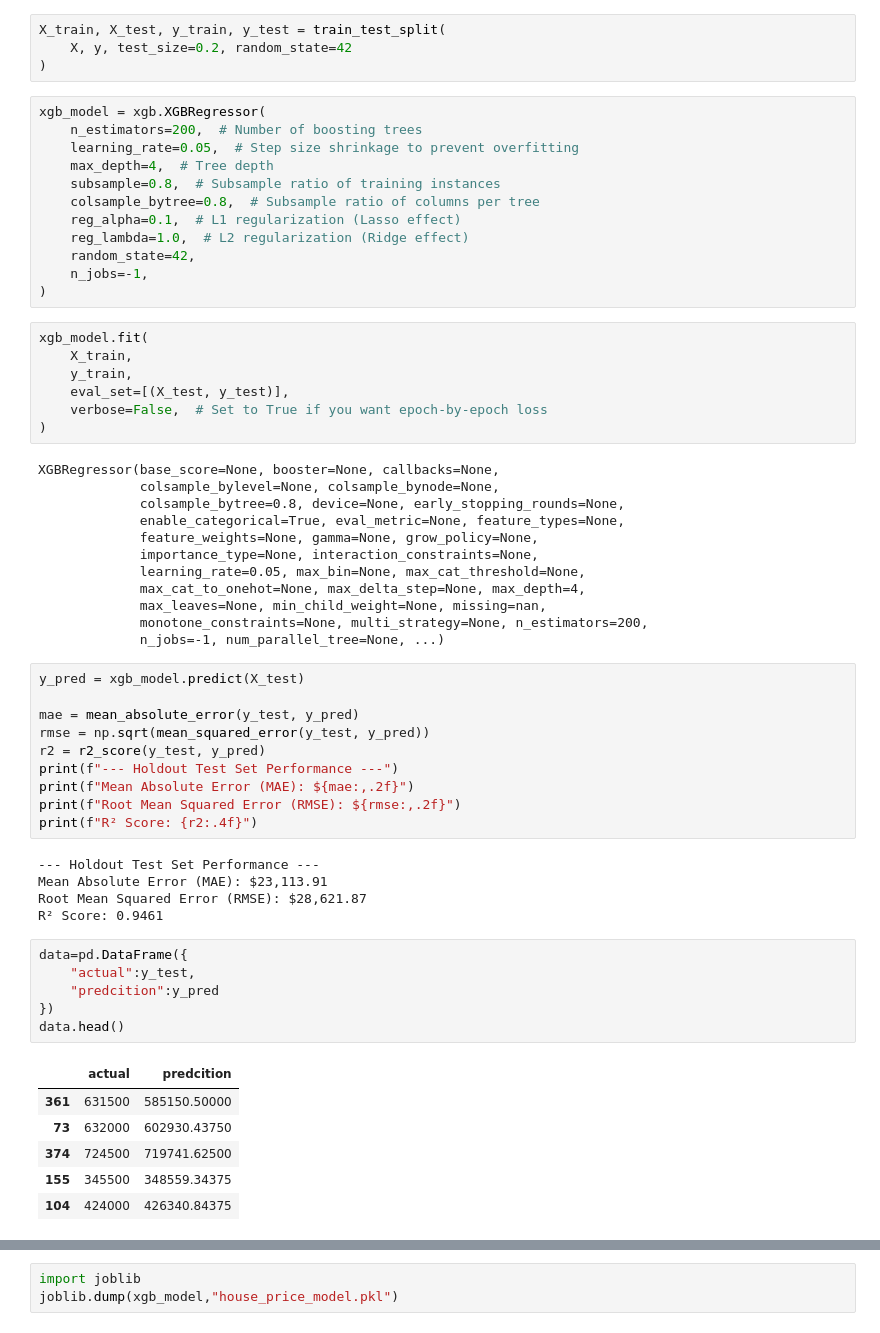
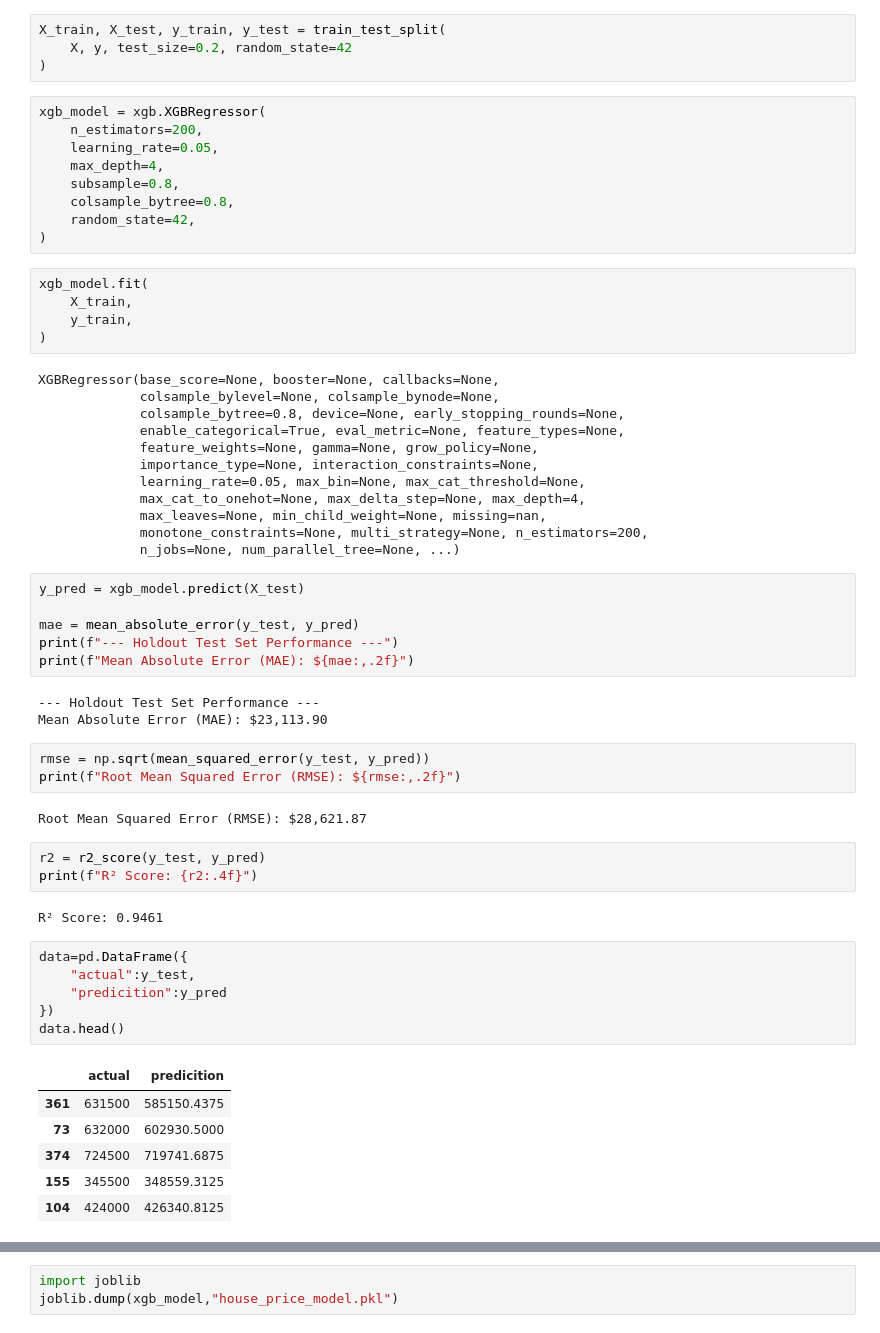
Before and after one commit to harishbaleja2005/house_price, a Jupyter notebook: prediction.ipynb, the cells around one changed output, grey strips where cells are left out. Saved outputs shown, nothing was run; the diff lists cells and outputs as text.

```diff
--- a/prediction.ipynb
+++ b/prediction.ipynb
@@ -55,22 +62,17 @@ X_train, X_test, y_train, y_test = train_test_split(
 )
 # %%
 xgb_model = xgb.XGBRegressor(
-    n_estimators=200,  # Number of boosting trees
-    learning_rate=0.05,  # Step size shrinkage to prevent overfitting
-    max_depth=4,  # Tree depth
-    subsample=0.8,  # Subsample ratio of training instances
-    colsample_bytree=0.8,  # Subsample ratio of columns per tree
-    reg_alpha=0.1,  # L1 regularization (Lasso effect)
-    reg_lambda=1.0,  # L2 regularization (Ridge effect)
+    n_estimators=200,
+    learning_rate=0.05,
+    max_depth=4,
+    subsample=0.8,
+    colsample_bytree=0.8,
     random_state=42,
-    n_jobs=-1,
 )
 # %%
 xgb_model.fit(
     X_train,
     y_train,
-    eval_set=[(X_test, y_test)],
-    verbose=False,  # Set to True if you want epoch-by-epoch loss
 )
 # %% [output]
 XGBRegressor(base_score=None, booster=None, callbacks=None,
@@ -83,33 +85,37 @@ XGBRegressor(base_score=None, booster=None, callbacks=None,
              max_cat_to_onehot=None, max_delta_step=None, max_depth=4,
              max_leaves=None, min_child_weight=None, missing=nan,
              monotone_constraints=None, multi_strategy=None, n_estimators=200,
-             n_jobs=-1, num_parallel_tree=None, ...)
+             n_jobs=None, num_parallel_tree=None, ...)
 # %%
 y_pred = xgb_model.predict(X_test)
 
 mae = mean_absolute_error(y_test, y_pred)
-rmse = np.sqrt(mean_squared_error(y_test, y_pred))
-r2 = r2_score(y_test, y_pred)
 print(f"--- Holdout Test Set Performance ---")
 print(f"Mean Absolute Error (MAE): ${mae:,.2f}")
-print(f"Root Mean Squared Error (RMSE): ${rmse:,.2f}")
-print(f"R² Score: {r2:.4f}")
 # %% [output]
 --- Holdout Test Set Performance ---
-Mean Absolute Error (MAE): $23,113.91
-Root Mean Squared Error (RMSE): $28,621.87
-R² Score: 0.9461
+Mean Absolute Error (MAE): $23,113.90
+# %%
+rmse = np.sqrt(mean_squared_error(y_test, y_pred))
+print(f"Root Mean Squared Error (RMSE): ${rmse:,.2f}")
+# %% [output]
+Root Mean Squared Error (RMSE): $28,621.87
+# %%
+r2 = r2_score(y_test, y_pred)
+print(f"R² Score: {r2:.4f}")
+# %% [output]
+R² Score: 0.9461
 # %%
 data=pd.DataFrame({
     "actual":y_test,
-    "predcition":y_pred
+    "predicition":y_pred
 })
 data.head()
 # %% [output]
-|  | actual | predcition |
-| 361 | 631500 | 585150.50000 |
-| 73 | 632000 | 602930.43750 |
-| 374 | 724500 | 719741.62500 |
-| 155 | 345500 | 348559.34375 |
-| 104 | 424000 | 426340.84375 |
+|  | actual | predicition |
+| 361 | 631500 | 585150.4375 |
+| 73 | 632000 | 602930.5000 |
+| 374 | 724500 | 719741.6875 |
+| 155 | 345500 | 348559.3125 |
+| 104 | 424000 | 426340.8125 |
 # %%
```
Also changed, not shown: parts of 3 cells of this notebook, 1 other file.
